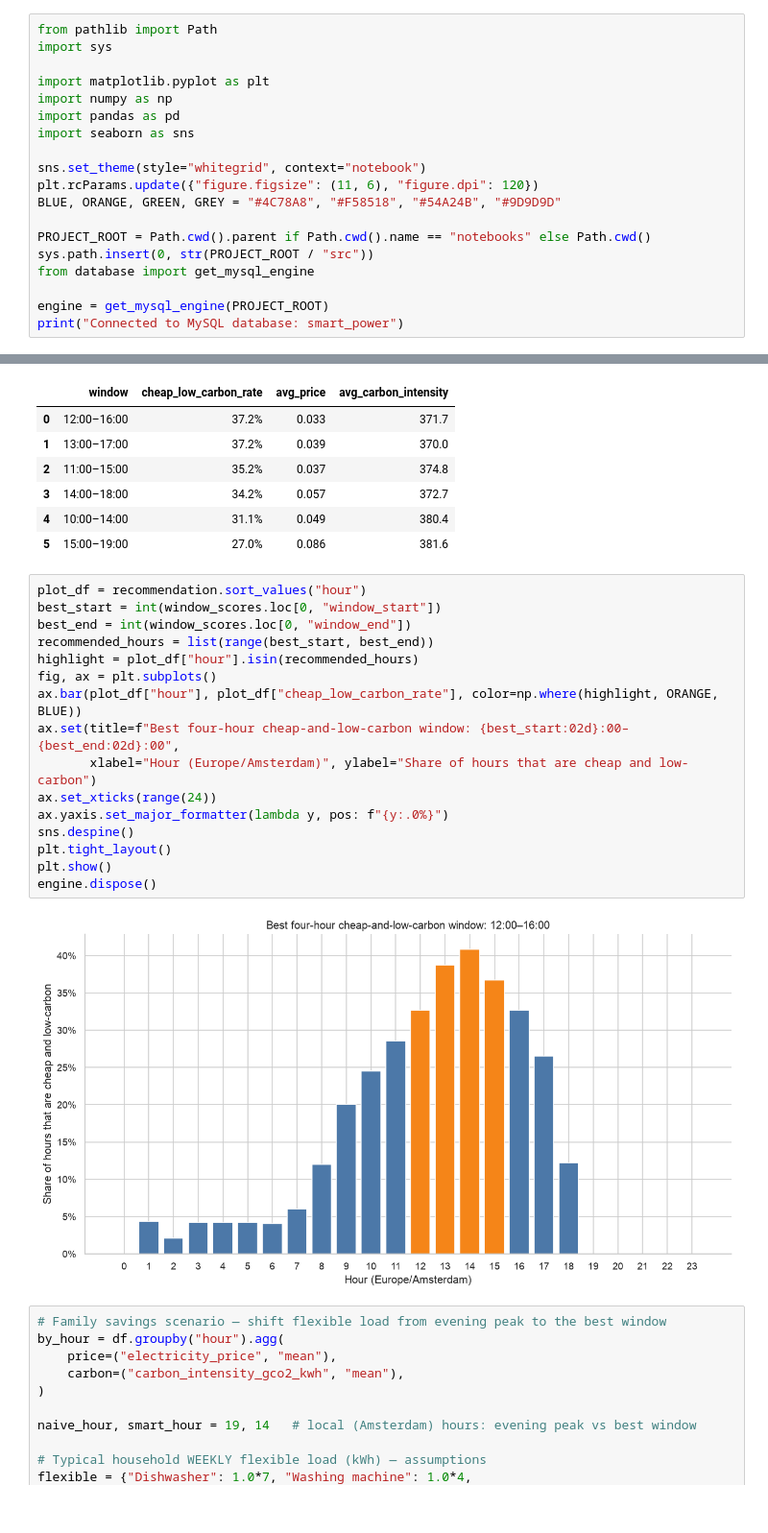
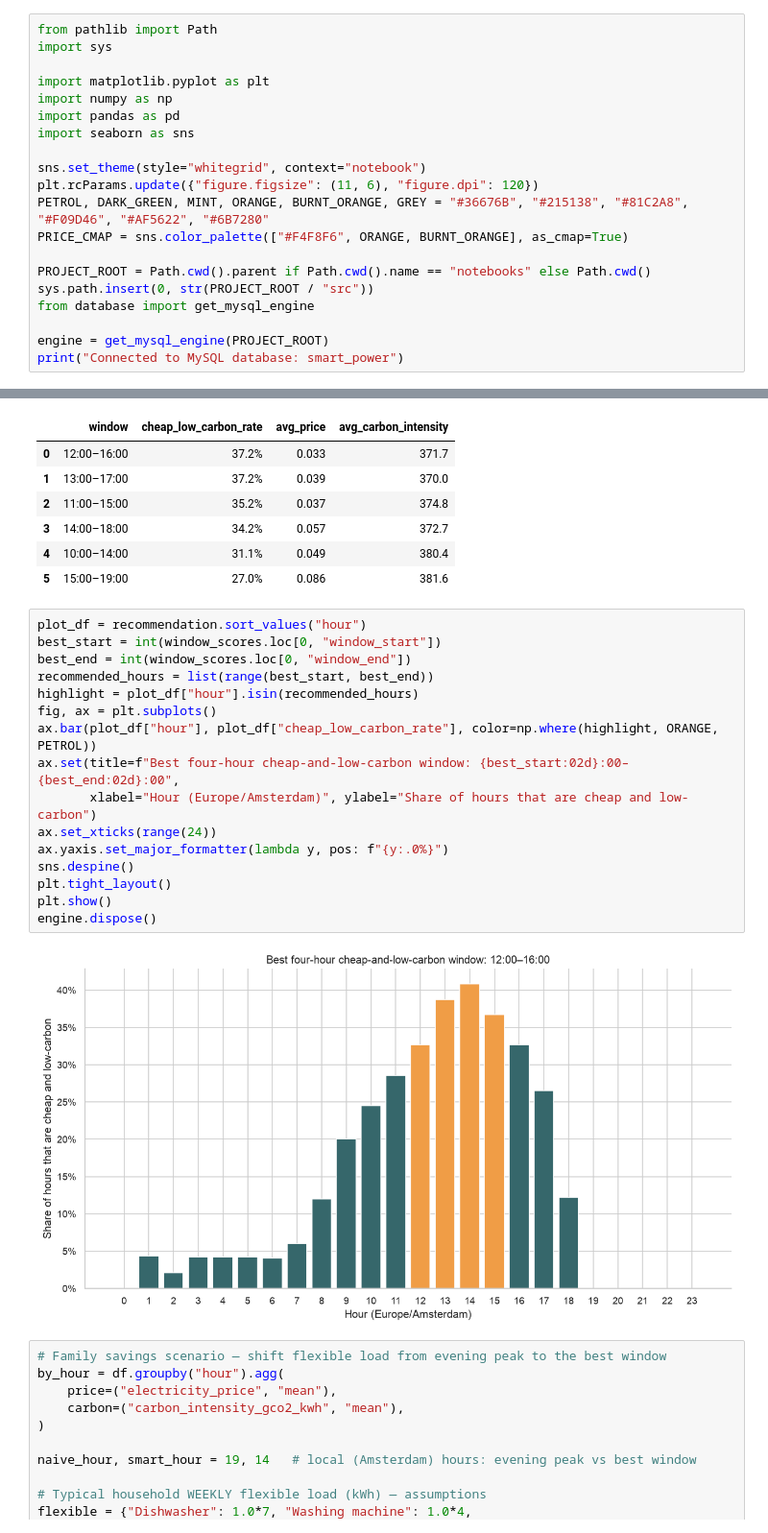
Before and after one commit to vildanpir/smart-power-project, a Jupyter notebook: notebooks/smart-power-eda.ipynb, the cells around one changed output, grey strips where cells are left out. Shown at 96% size. Drawn from its saved outputs; the diff is of its cells as text.

```diff
--- a/notebooks/smart-power-eda.ipynb
+++ b/notebooks/smart-power-eda.ipynb
@@ -20,7 +20,8 @@ import seaborn as sns
 
 sns.set_theme(style="whitegrid", context="notebook")
 plt.rcParams.update({"figure.figsize": (11, 6), "figure.dpi": 120})
-BLUE, ORANGE, GREEN, GREY = "#4C78A8", "#F58518", "#54A24B", "#9D9D9D"
+PETROL, DARK_GREEN, MINT, ORANGE, BURNT_ORANGE, GREY = "#36676B", "#215138", "#81C2A8", "#F09D46", "#AF5622", "#6B7280"
+PRICE_CMAP = sns.color_palette(["#F4F8F6", ORANGE, BURNT_ORANGE], as_cmap=True)
 
 PROJECT_ROOT = Path.cwd().parent if Path.cwd().name == "notebooks" else Path.cwd()
 sys.path.insert(0, str(PROJECT_ROOT / "src"))
@@ -296,21 +297,21 @@ display(window_scores.head(6)[["window", "cheap_low_carbon_rate", "avg_price", "
 # %%
 plot_df = recommendation.sort_values("hour")
 best_start = int(window_scores.loc[0, "window_start"])
 best_end = int(window_scores.loc[0, "window_end"])
 recommended_hours = list(range(best_start, best_end))
 highlight = plot_df["hour"].isin(recommended_hours)
 fig, ax = plt.subplots()
-ax.bar(plot_df["hour"], plot_df["cheap_low_carbon_rate"], color=np.where(highlight, ORANGE, BLUE))
+ax.bar(plot_df["hour"], plot_df["cheap_low_carbon_rate"], color=np.where(highlight, ORANGE, PETROL))
 ax.set(title=f"Best four-hour cheap-and-low-carbon window: {best_start:02d}:00–{best_end:02d}:00",
        xlabel="Hour (Europe/Amsterdam)", ylabel="Share of hours that are cheap and low-carbon")
 ax.set_xticks(range(24))
 ax.yaxis.set_major_formatter(lambda y, pos: f"{y:.0%}")
 sns.despine()
 plt.tight_layout()
 plt.show()
 engine.dispose()
 # %% [output]
-[figure, old version]
+[figure, new version]
 # %%
 # Family savings scenario — shift flexible load from evening peak to the best window
 by_hour = df.groupby("hour").agg(
```
Also changed, not shown: parts of 6 cells of this notebook, 6 other files.
